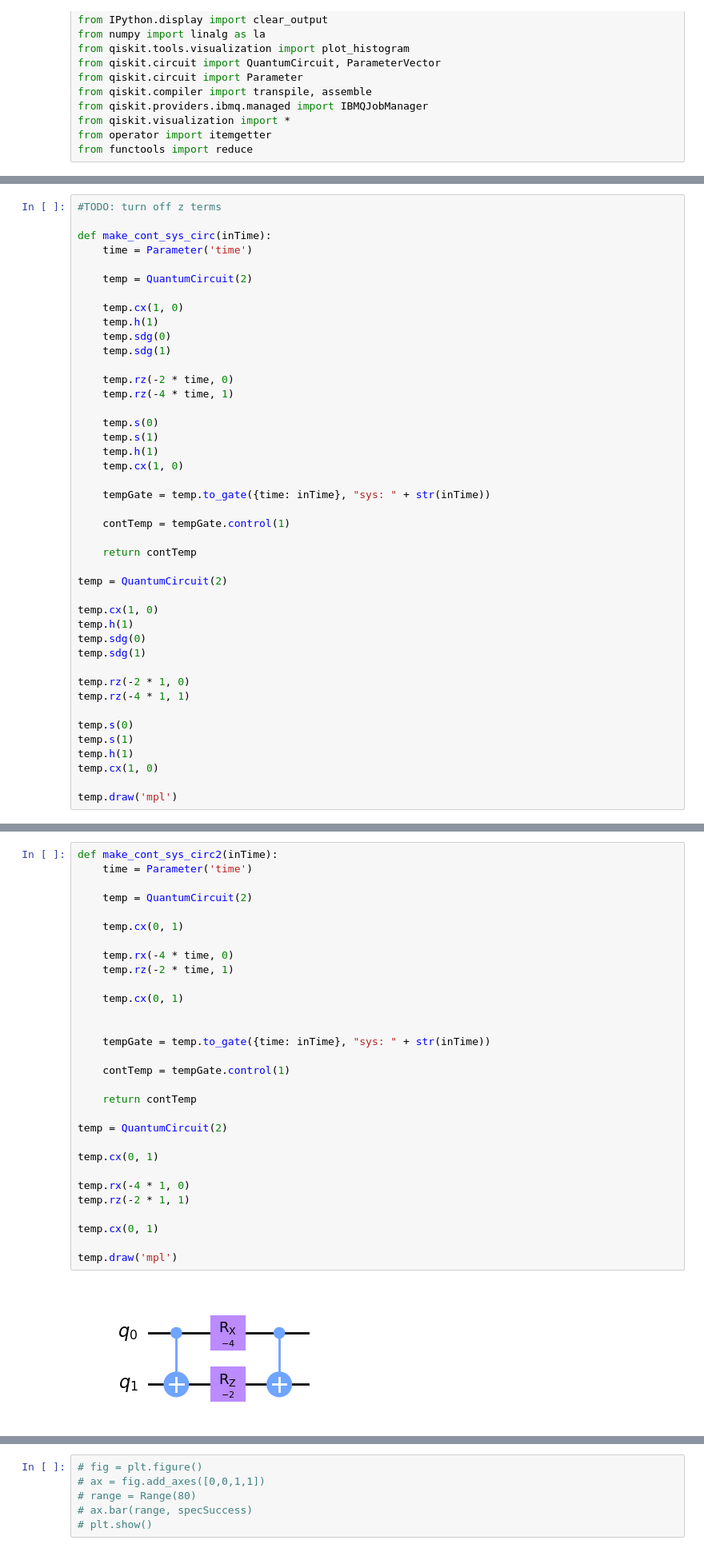
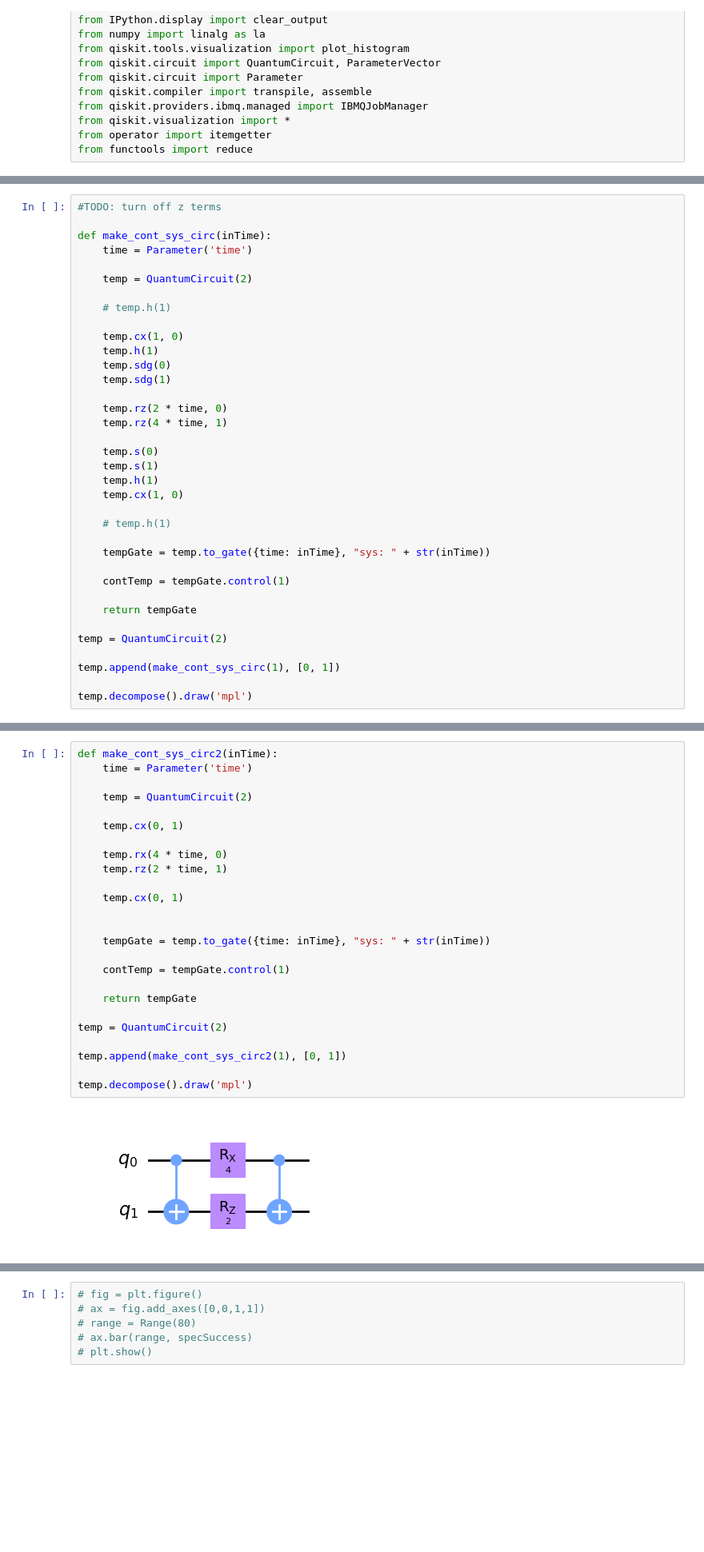
Before and after one commit to constantlyPlanck/2QubitRodeo, a Jupyter notebook: 2Qubit.ipynb, the cells around one changed output, grey strips where cells are left out. Shown at 80% size. Drawn from its saved outputs; the diff is of its cells as text; blank space fills up the shorter version.

```diff
--- a/2Qubit.ipynb
+++ b/2Qubit.ipynb
@@ -45,39 +43,32 @@ def make_cont_sys_circ(inTime):
 
     temp = QuantumCircuit(2)
 
+    # temp.h(1)
+
     temp.cx(1, 0)
     temp.h(1)
     temp.sdg(0)
     temp.sdg(1)
 
-    temp.rz(-2 * time, 0)
-    temp.rz(-4 * time, 1)
+    temp.rz(2 * time, 0)
+    temp.rz(4 * time, 1)
 
     temp.s(0)
     temp.s(1)
     temp.h(1)
     temp.cx(1, 0)
 
+    # temp.h(1)
+
     tempGate = temp.to_gate({time: inTime}, "sys: " + str(inTime))
 
     contTemp = tempGate.control(1)
 
-    return contTemp
+    return tempGate
 
 temp = QuantumCircuit(2)
 
-temp.cx(1, 0)
-temp.h(1)
-temp.sdg(0)
-temp.sdg(1)
+temp.append(make_cont_sys_circ(1), [0, 1])
 
-temp.rz(-2 * 1, 0)
-temp.rz(-4 * 1, 1)
-
-temp.s(0)
-temp.s(1)
-temp.h(1)
-temp.cx(1, 0)
-
-temp.draw('mpl')
+temp.decompose().draw('mpl')
 # %% [output]
@@ -85,32 +76,27 @@ temp.draw('mpl')
 # %%
 def make_cont_sys_circ2(inTime):
     time = Parameter('time')
 
     temp = QuantumCircuit(2)
 
     temp.cx(0, 1)
 
-    temp.rx(-4 * time, 0)
-    temp.rz(-2 * time, 1)
+    temp.rx(4 * time, 0)
+    temp.rz(2 * time, 1)
 
     temp.cx(0, 1)
 
 
     tempGate = temp.to_gate({time: inTime}, "sys: " + str(inTime))
 
     contTemp = tempGate.control(1)
 
-    return contTemp
+    return tempGate
 
 temp = QuantumCircuit(2)
 
-temp.cx(0, 1)
+temp.append(make_cont_sys_circ2(1), [0, 1])
 
-temp.rx(-4 * 1, 0)
-temp.rz(-2 * 1, 1)
-
-temp.cx(0, 1)
-
-temp.draw('mpl')
+temp.decompose().draw('mpl')
 # %% [output]
-[figure, old version]
+[figure, new version]
```
Also changed, not shown: parts of 10 cells of this notebook.
